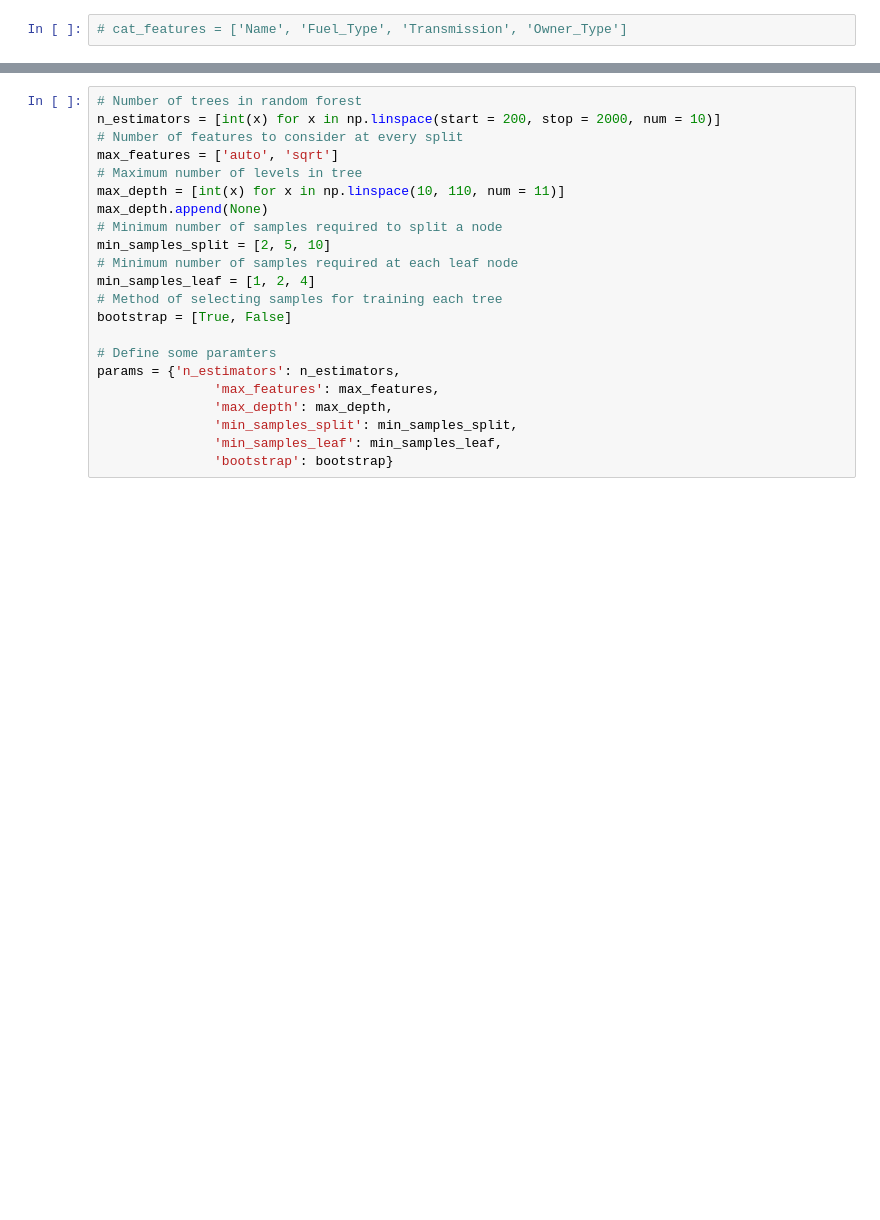
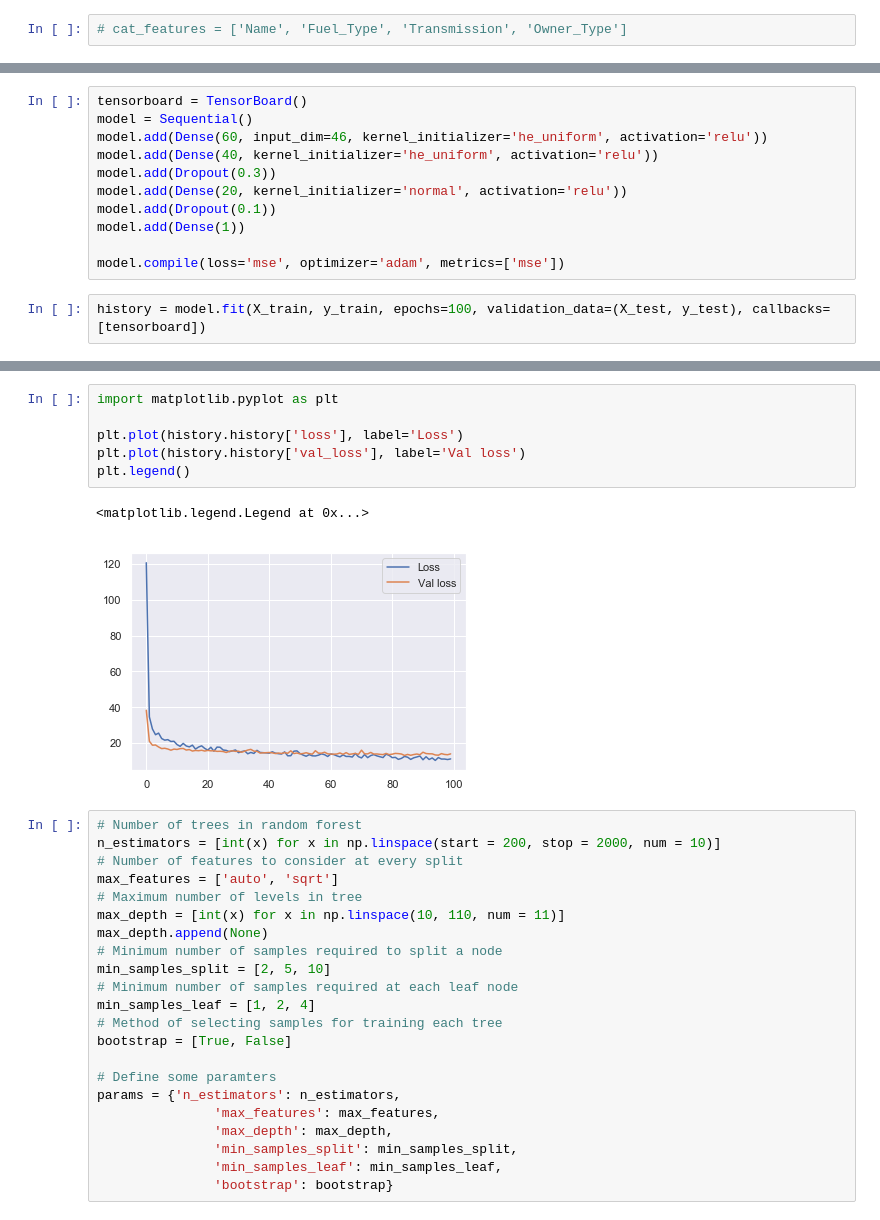
Before and after one commit to dayvheed/Car-Prices-, a Jupyter notebook: Car_pricing.ipynb, the cells around one changed output, grey strips where cells are left out. Saved outputs shown, nothing was run; the diff lists cells and outputs as text; blank space fills up the shorter version.

Commit message:
The model was changed to a deep neural network

```diff
--- a/Car_pricing.ipynb
+++ b/Car_pricing.ipynb
@@ -291,0 +269,13 @@ Mean sqaured error: 14.869188090250542
+# %%
+tensorboard = TensorBoard()
+model = Sequential()
+model.add(Dense(60, input_dim=46, kernel_initializer='he_uniform', activation='relu'))
+model.add(Dense(40, kernel_initializer='he_uniform', activation='relu'))
+model.add(Dropout(0.3))
+model.add(Dense(20, kernel_initializer='normal', activation='relu'))
+model.add(Dropout(0.1))
+model.add(Dense(1))
+
+model.compile(loss='mse', optimizer='adam', metrics=['mse'])
+# %%
+history = model.fit(X_train, y_train, epochs=100, validation_data=(X_test, y_test), callbacks=[tensorboard])
@@ -292,3 +300,12 @@ Mean sqaured error: 14.869188090250542
+# %%
+import matplotlib.pyplot as plt
+
+plt.plot(history.history['loss'], label='Loss')
+plt.plot(history.history['val_loss'], label='Val loss')
+plt.legend()
+# %% [output]
+<matplotlib.legend.Legend at 0x...>
+[figure, added]
 # %%
 # Number of trees in random forest
 n_estimators = [int(x) for x in np.linspace(start = 200, stop = 2000, num = 10)]
```
Also changed, not shown: parts of 17 cells of this notebook.
